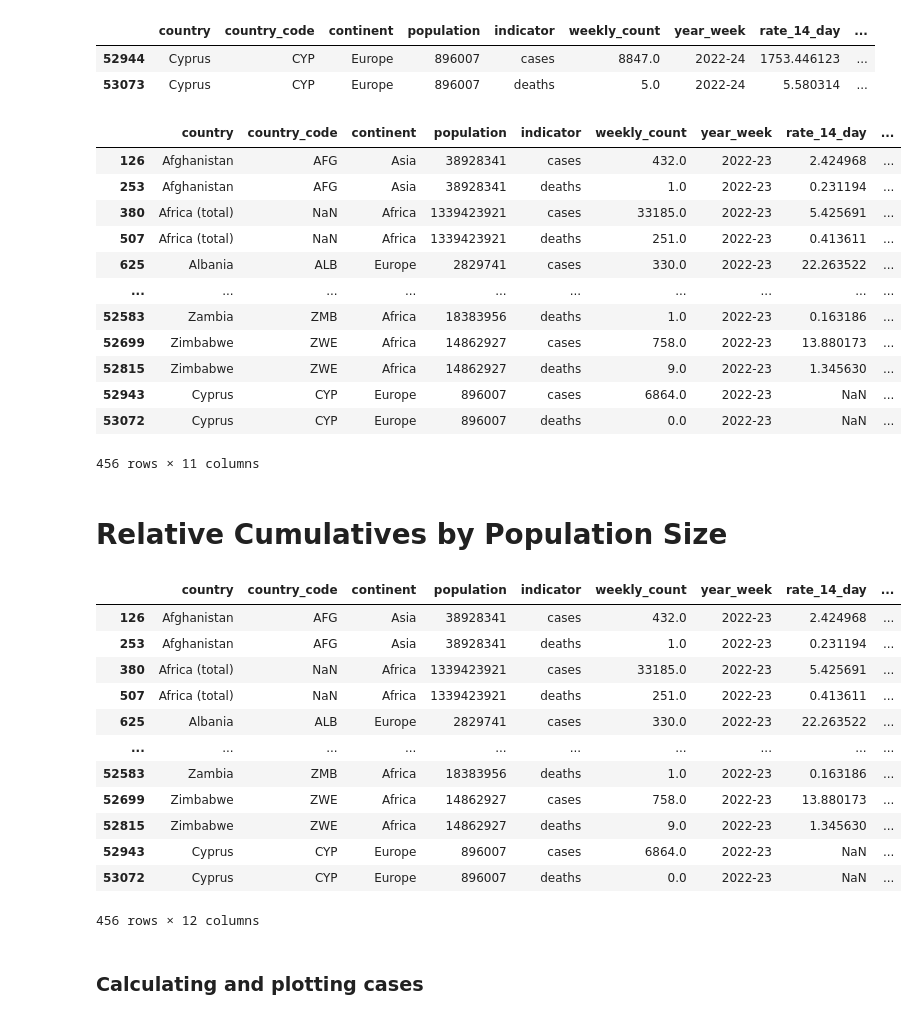
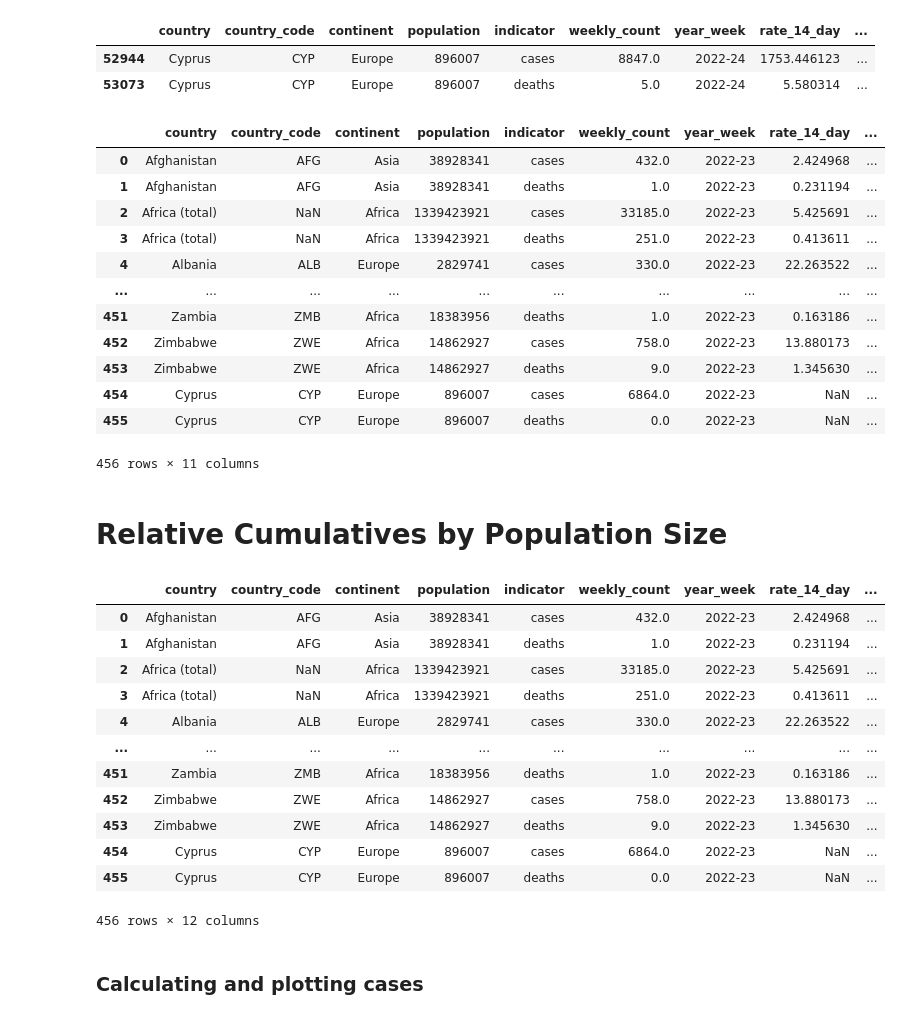
Before and after one commit to Andreas-Svensson/data_processing, a Jupyter notebook: Laboration_Covid19/E4_Data_KPI_Analysis_Globally.ipynb, the cells around one changed output. Drawn from its saved outputs; the diff is of its cells as text; code cells hidden in the pictures.

```diff
--- a/Laboration_Covid19/E4_Data_KPI_Analysis_Globally.ipynb
+++ b/Laboration_Covid19/E4_Data_KPI_Analysis_Globally.ipynb
@@ -39,21 +39,21 @@ df_most_recent # obviously not all data is updated for this week
 | 52944 | Cyprus | CYP | Europe | 896007 | cases | 8847.0 | 2022-24 | 1753.446123 | ... |
 | 53073 | Cyprus | CYP | Europe | 896007 | deaths | 5.0 | 2022-24 | 5.580314 | ... |
 # %%
-df_most_recent = df[df["year_week"] == "2022-23"] # second most recent week
+df_most_recent = df[df["year_week"] == "2022-23"].reset_index(drop = True) # second most recent week
 df_most_recent # all countries represented (from above numbers 228 countries * 2 cases = 456 rows)
 # %% [output]
 |  | country | country_code | continent | population | indicator | weekly_count | year_week | rate_14_day | ... |
-| 126 | Afghanistan | AFG | Asia | 38928341 | cases | 432.0 | 2022-23 | 2.424968 | ... |
-| 253 | Afghanistan | AFG | Asia | 38928341 | deaths | 1.0 | 2022-23 | 0.231194 | ... |
-| 380 | Africa (total) | NaN | Africa | 1339423921 | cases | 33185.0 | 2022-23 | 5.425691 | ... |
-| 507 | Africa (total) | NaN | Africa | 1339423921 | deaths | 251.0 | 2022-23 | 0.413611 | ... |
-| 625 | Albania | ALB | Europe | 2829741 | cases | 330.0 | 2022-23 | 22.263522 | ... |
+| 0 | Afghanistan | AFG | Asia | 38928341 | cases | 432.0 | 2022-23 | 2.424968 | ... |
+| 1 | Afghanistan | AFG | Asia | 38928341 | deaths | 1.0 | 2022-23 | 0.231194 | ... |
+| 2 | Africa (total) | NaN | Africa | 1339423921 | cases | 33185.0 | 2022-23 | 5.425691 | ... |
+| 3 | Africa (total) | NaN | Africa | 1339423921 | deaths | 251.0 | 2022-23 | 0.413611 | ... |
+| 4 | Albania | ALB | Europe | 2829741 | cases | 330.0 | 2022-23 | 22.263522 | ... |
 | ... | ... | ... | ... | ... | ... | ... | ... | ... | ... |
-| 52583 | Zambia | ZMB | Africa | 18383956 | deaths | 1.0 | 2022-23 | 0.163186 | ... |
-| 52699 | Zimbabwe | ZWE | Africa | 14862927 | cases | 758.0 | 2022-23 | 13.880173 | ... |
-| 52815 | Zimbabwe | ZWE | Africa | 14862927 | deaths | 9.0 | 2022-23 | 1.345630 | ... |
-| 52943 | Cyprus | CYP | Europe | 896007 | cases | 6864.0 | 2022-23 | NaN | ... |
-| 53072 | Cyprus | CYP | Europe | 896007 | deaths | 0.0 | 2022-23 | NaN | ... |
+| 451 | Zambia | ZMB | Africa | 18383956 | deaths | 1.0 | 2022-23 | 0.163186 | ... |
+| 452 | Zimbabwe | ZWE | Africa | 14862927 | cases | 758.0 | 2022-23 | 13.880173 | ... |
+| 453 | Zimbabwe | ZWE | Africa | 14862927 | deaths | 9.0 | 2022-23 | 1.345630 | ... |
+| 454 | Cyprus | CYP | Europe | 896007 | cases | 6864.0 | 2022-23 | NaN | ... |
+| 455 | Cyprus | CYP | Europe | 896007 | deaths | 0.0 | 2022-23 | NaN | ... |
 456 rows × 11 columns
 # %% [markdown]
 # Relative Cumulatives by Population Size
@@ -65,17 +65,17 @@ df_most_recent["relative_cumulative_count"] = df_most_recent["cumulative_count"]
 df_most_recent
 # %% [output]
 |  | country | country_code | continent | population | indicator | weekly_count | year_week | rate_14_day | ... |
-| 126 | Afghanistan | AFG | Asia | 38928341 | cases | 432.0 | 2022-23 | 2.424968 | ... |
-| 253 | Afghanistan | AFG | Asia | 38928341 | deaths | 1.0 | 2022-23 | 0.231194 | ... |
-| 380 | Africa (total) | NaN | Africa | 1339423921 | cases | 33185.0 | 2022-23 | 5.425691 | ... |
-| 507 | Africa (total) | NaN | Africa | 1339423921 | deaths | 251.0 | 2022-23 | 0.413611 | ... |
-| 625 | Albania | ALB | Europe | 2829741 | cases | 330.0 | 2022-23 | 22.263522 | ... |
+| 0 | Afghanistan | AFG | Asia | 38928341 | cases | 432.0 | 2022-23 | 2.424968 | ... |
+| 1 | Afghanistan | AFG | Asia | 38928341 | deaths | 1.0 | 2022-23 | 0.231194 | ... |
+| 2 | Africa (total) | NaN | Africa | 1339423921 | cases | 33185.0 | 2022-23 | 5.425691 | ... |
+| 3 | Africa (total) | NaN | Africa | 1339423921 | deaths | 251.0 | 2022-23 | 0.413611 | ... |
+| 4 | Albania | ALB | Europe | 2829741 | cases | 330.0 | 2022-23 | 22.263522 | ... |
 | ... | ... | ... | ... | ... | ... | ... | ... | ... | ... |
-| 52583 | Zambia | ZMB | Africa | 18383956 | deaths | 1.0 | 2022-23 | 0.163186 | ... |
-| 52699 | Zimbabwe | ZWE | Africa | 14862927 | cases | 758.0 | 2022-23 | 13.880173 | ... |
-| 52815 | Zimbabwe | ZWE | Africa | 14862927 | deaths | 9.0 | 2022-23 | 1.345630 | ... |
-| 52943 | Cyprus | CYP | Europe | 896007 | cases | 6864.0 | 2022-23 | NaN | ... |
-| 53072 | Cyprus | CYP | Europe | 896007 | deaths | 0.0 | 2022-23 | NaN | ... |
+| 451 | Zambia | ZMB | Africa | 18383956 | deaths | 1.0 | 2022-23 | 0.163186 | ... |
+| 452 | Zimbabwe | ZWE | Africa | 14862927 | cases | 758.0 | 2022-23 | 13.880173 | ... |
+| 453 | Zimbabwe | ZWE | Africa | 14862927 | deaths | 9.0 | 2022-23 | 1.345630 | ... |
+| 454 | Cyprus | CYP | Europe | 896007 | cases | 6864.0 | 2022-23 | NaN | ... |
+| 455 | Cyprus | CYP | Europe | 896007 | deaths | 0.0 | 2022-23 | NaN | ... |
 456 rows × 12 columns
 # %% [markdown]
 ### Calculating and plotting cases
```
Also changed, not shown: parts of 7 cells of this notebook.
